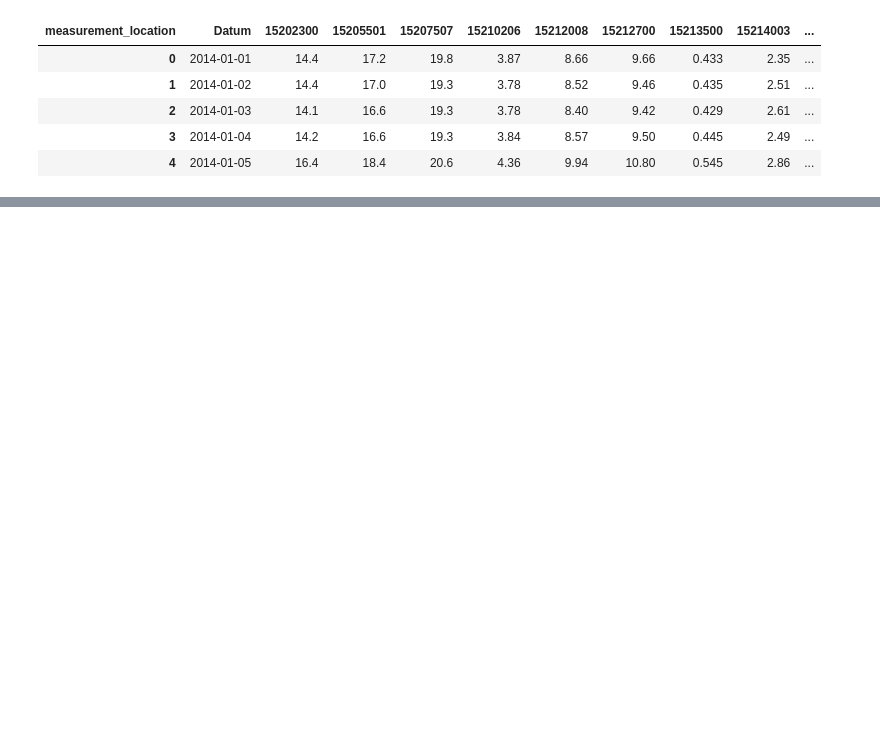
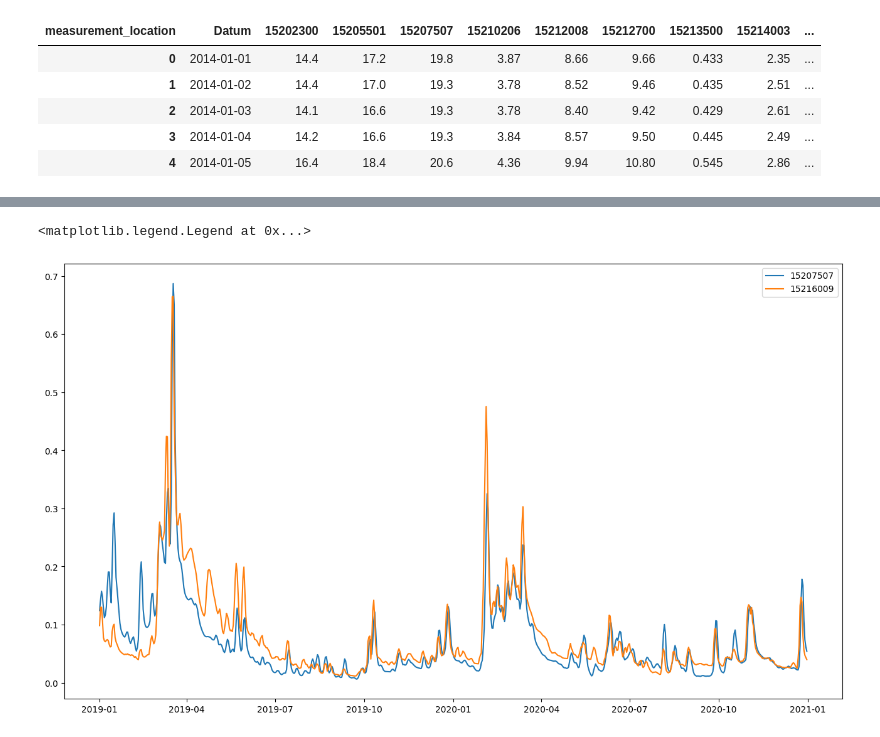
Before and after one commit to henrifnk/Seminar_ClimateNStatistics, a Jupyter notebook: work/07-hydroLSTM/notebooks/data_analysis.ipynb, the cells around one changed output, grey strips where cells are left out. Cells and saved outputs as stored; diff of their text form; code cells hidden in the pictures; blank space fills up the shorter version.

```diff
--- a/work/07-hydroLSTM/notebooks/data_analysis.ipynb
+++ b/work/07-hydroLSTM/notebooks/data_analysis.ipynb
@@ -51,0 +46,4 @@ rolling_df
+# %%
+scaler = MinMaxScaler()
+scaled_df = pd.DataFrame(scaler.fit_transform(rolling_df),columns= list(stream_df.columns[1:]),index = rolling_df.index)
+scaled_df
@@ -51,0 +65,11 @@ rolling_df
+# %%
+plt.figure(figsize=(16, 9))
+
+
+plt.plot(scaled_df['15207507']['2019':'2020'], label='15207507')
+# plt.plot(scaled_df['15205501']['2019':'2021'], label='15205501')
+plt.plot(scaled_df['15216009']['2019':'2020'], label='15216009')
+plt.legend()
+# %% [output]
+<matplotlib.legend.Legend at 0x...>
+[figure, added]
```
Also changed, not shown: parts of 12 cells of this notebook, 1 other file.
